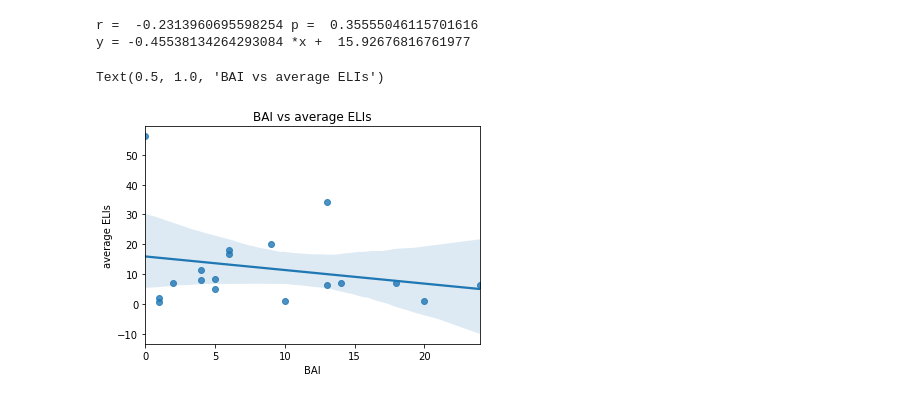
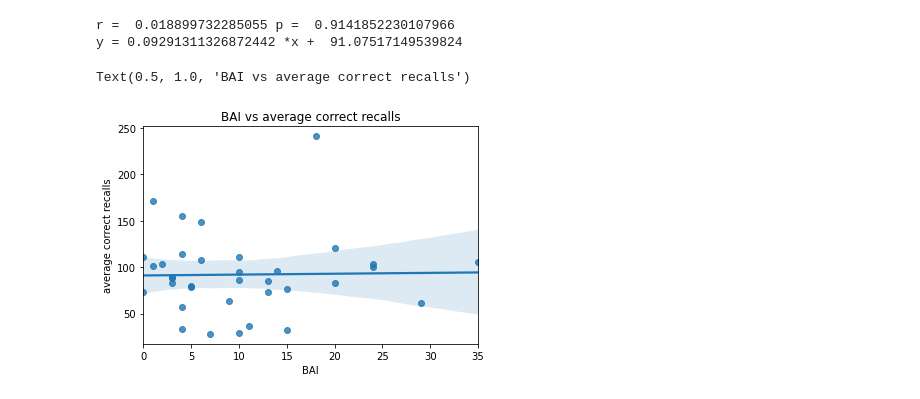
Before and after one commit to NoaHerz/Mental_health, a Jupyter notebook: MH_intrusion.ipynb, the cells around one changed output. Drawn from its saved outputs; the diff is of its cells as text; code cells hidden in the pictures.

```diff
--- a/MH_intrusion.ipynb
+++ b/MH_intrusion.ipynb
@@ -6,21 +6,22 @@ import matplotlib.pyplot as plt
 import seaborn as sb
 from scipy import stats
 # %%
-site = 'Jefferson'
+sites = ['Dartmouth', 'Jefferson']
 sel_sub = pd.DataFrame([])
 subs = []
-df = pd.read_excel(r'./' + site + '_neuropsych.xlsx')
-for i in df.index:
-    gap = df.iloc[i]['Time between report and implant (days)']
-    BDI = df.iloc[i]['BDI']
-    BAI = df.iloc[i]['BAI']
-    sub = df.iloc[i]['Subject Number']
-    if gap < 183 and np.isnan(BDI)==False and np.isnan(BAI)==False:
-        sel_sub = sel_sub.append({
-            'subject':sub,
-            'BDI':BDI,
-            'BAI':BAI
-            }, ignore_index = True)
+for site in sites:
+    df = pd.read_excel(r'./' + site + '_neuropsych.xlsx')
+    for i in df.index:
+        gap = df.iloc[i]['Time between report and implant (days)']
+        BDI = df.iloc[i]['BDI']
+        BAI = df.iloc[i]['BAI']
+        sub = df.iloc[i]['Subject Number']
+        if gap < 183 and np.isnan(BDI)==False and np.isnan(BAI)==False:
+            sel_sub = sel_sub.append({
+                'subject':sub,
+                'BDI':BDI,
+                'BAI':BAI
+                }, ignore_index = True)
 sel_sub
 # %% [output]
 |  | BAI | BDI | subject |
@@ -142,11 +124,14 @@ for i in trial_df.index:
         pli = trial_df.iloc[i]['number of prior-list intrusions']
         correc = trial_df.iloc[i]['number of correct recalls']
         lists = trial_df.iloc[i]['number of lists']
+        exp = trial_df.iloc[i]['experiment']
+        #max number of lists is either 12 or 25 for catFR1 depending on version. Always 25 for FR1
         sc_correc = float(correc/lists)*25
         sceli = float(eli/lists)*25
         scpli = float(pli/lists)*25
         df_filter = df_filter.append({
             'subject':sub,
+            'experiment':exp,
             'correct recalls':correc,
             'ELIs':eli,
             'PLIs':pli,
@@ -221,37 +202,37 @@ avg_df
 # %%
 xi = 'BAI'
-yi = 'average ELIs'
+yi = 'average correct recalls'
 
 # x = df_filter[xi]
 # y = df_filter[yi]
 
 x = avg_df[xi]
 y = avg_df[yi]
 
 coef = np.polyfit(x, y, 1)
 poly1d_fn = np.poly1d(coef)
 grad, inter, r, p, std_err = stats.linregress(x, y)
 
 # plt.figure(figsize=(8, 8))
 # plt.scatter(x, y)
 # plt.plot(x, poly1d_fn(x), '--k')
 # max_x = round(x.max(axis = 0) + 5, 5)
 # max_y = round(y.max(axis = 0) + 5, 5)
 # plt.xticks(np.arange(0, max_x, 5))
 # plt.yticks(np.arange(0, max_y, 10))
 # plt.xlabel(xi)
 # plt.ylabel(yi)
 print('r = ',r, 'p = ', p)
 print('y =', grad, '*x + ', inter)
 fig, ax = plt.subplots()
 sb.regplot(data = df_filter, x=x, y=y, ax=ax)
 plt.title(xi + ' vs ' + yi)
 # ax.set_xlim(0, 25)
 # ax.set_xticks(range(0,25), 5)
 #add error bars, combine FR/pyFR, catFR separate, check out Courier
 #remove 5s and 4 intrusion criteria
 # %% [output]
-r =  -0.2313960695598254 p =  0.35555046115701616
-y = -0.45538134264293084 *x +  15.92676816761977
+r =  0.018899732285055 p =  0.9141852230107966
+y = 0.09291311326872442 *x +  91.07517149539824
-Text(0.5, 1.0, 'BAI vs average ELIs')
+Text(0.5, 1.0, 'BAI vs average correct recalls')
-[figure, old version]
+[figure, new version]
```
Also changed, not shown: parts of 5 cells of this notebook.
